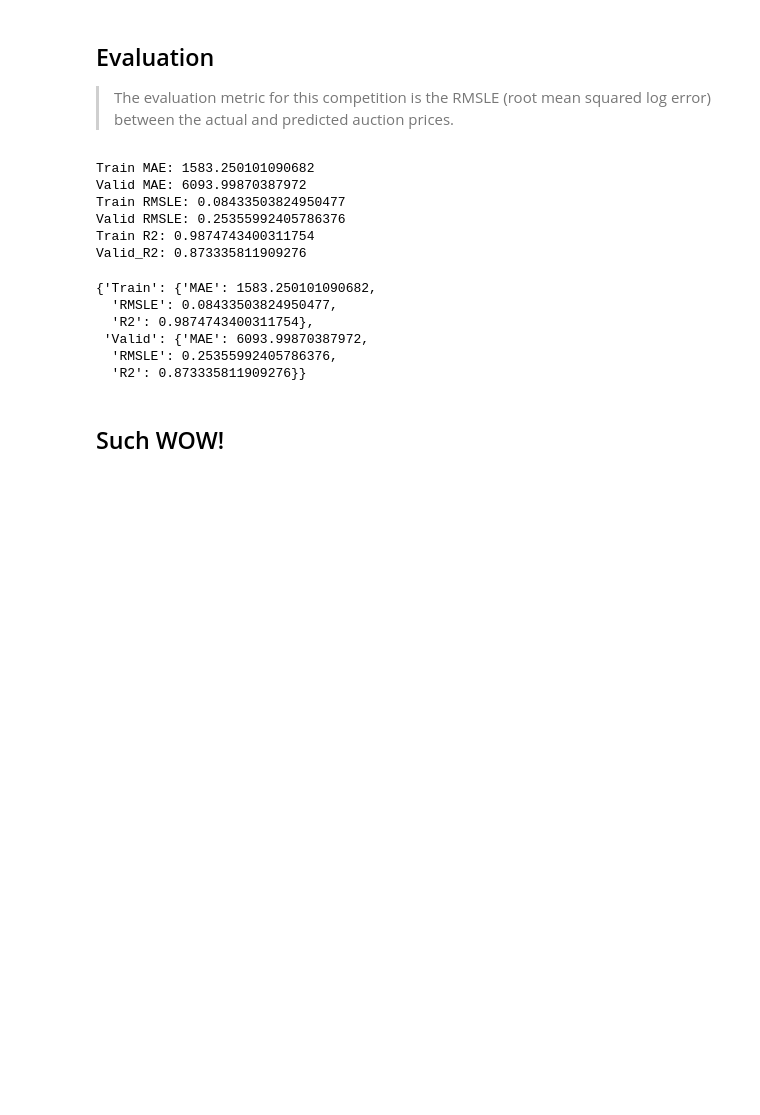
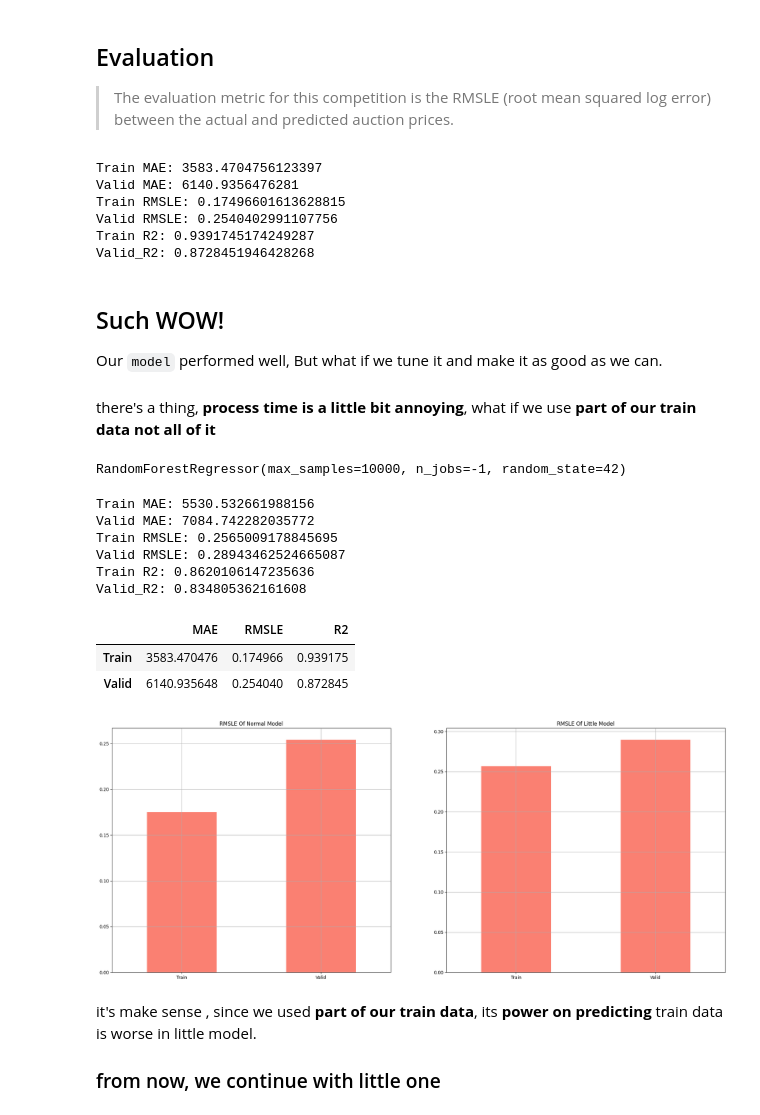
Before and after one commit to Hamid-Ba/bulldozer_price_project, a Jupyter notebook: Bulldozer Price Project.ipynb, the cells around one changed output. Saved outputs shown, nothing was run; the diff lists cells and outputs as text; code cells hidden in the pictures; blank space fills up the shorter version.

Commit message:
fit and train the model

```diff
--- a/Bulldozer Price Project.ipynb
+++ b/Bulldozer Price Project.ipynb
@@ -481,19 +481,58 @@ def evaluate(the_model):
         }
     }
 # %%
-evaluate(model)
+normal_model_scores = evaluate(model)
 # %% [output]
-Train MAE: 1583.250101090682
-Valid MAE: 6093.99870387972
-Train RMSLE: 0.08433503824950477
-Valid RMSLE: 0.25355992405786376
-Train R2: 0.9874743400311754
-Valid_R2: 0.873335811909276
+Train MAE: 3583.4704756123397
+Valid MAE: 6140.9356476281
+Train RMSLE: 0.17496601613628815
+Valid RMSLE: 0.2540402991107756
+Train R2: 0.9391745174249287
+Valid_R2: 0.8728451946428268
-{'Train': {'MAE': 1583.250101090682,
-  'RMSLE': 0.08433503824950477,
-  'R2': 0.9874743400311754},
- 'Valid': {'MAE': 6093.99870387972,
-  'RMSLE': 0.25355992405786376,
-  'R2': 0.873335811909276}}
 # %% [markdown]
 ## Such WOW!
+Our `model` performed well, But what if we tune it and make it as good as we can.
+# %% [markdown]
+there's a thing, **process time is a little bit annoying**, what if we use **part of our train data not all of it**
+# %%
+little_model = RandomForestRegressor(n_jobs=-1, random_state=42, max_samples=10000)
+little_model.fit(X_train, y_train)
+# %% [output]
+RandomForestRegressor(max_samples=10000, n_jobs=-1, random_state=42)
+# %%
+little_model_scores = evaluate(little_model)
+# %% [output]
+Train MAE: 5530.532661988156
+Valid MAE: 7084.742282035772
+Train RMSLE: 0.2565009178845695
+Valid RMSLE: 0.28943462524665087
+Train R2: 0.8620106147235636
+Valid_R2: 0.834805362161608
+# %%
+normal_model_pd = pd.DataFrame(normal_model_scores).T
+little_model_pd = pd.DataFrame(little_model_scores).T
+# %%
+normal_model_pd
+# %% [output]
+|  | MAE | RMSLE | R2 |
+| Train | 3583.470476 | 0.174966 | 0.939175 |
+| Valid | 6140.935648 | 0.254040 | 0.872845 |
+# %%
+plt.subplot(1, 2, 1)
+normal_model_pd["RMSLE"].plot(kind="bar",color="salmon",figsize=(25,10));
+
+plt.grid()
+plt.xticks(rotation=0)
+plt.title("RMSLE Of Normal Model");
+
+plt.subplot(1, 2, 2)
+little_model_pd["RMSLE"].plot(kind="bar" ,color="salmon")
+
+plt.grid()
+plt.xticks(rotation=0)
+plt.title("RMSLE Of Little Model");
+# %% [output]
+[figure, added]
+# %% [markdown]
+it's make sense , since we used **part of our train data**, its **power on predicting** train data is worse in little model.
+### from now, we continue with little one
```
Also changed, not shown: parts of 7 cells of this notebook, 1 other file.
